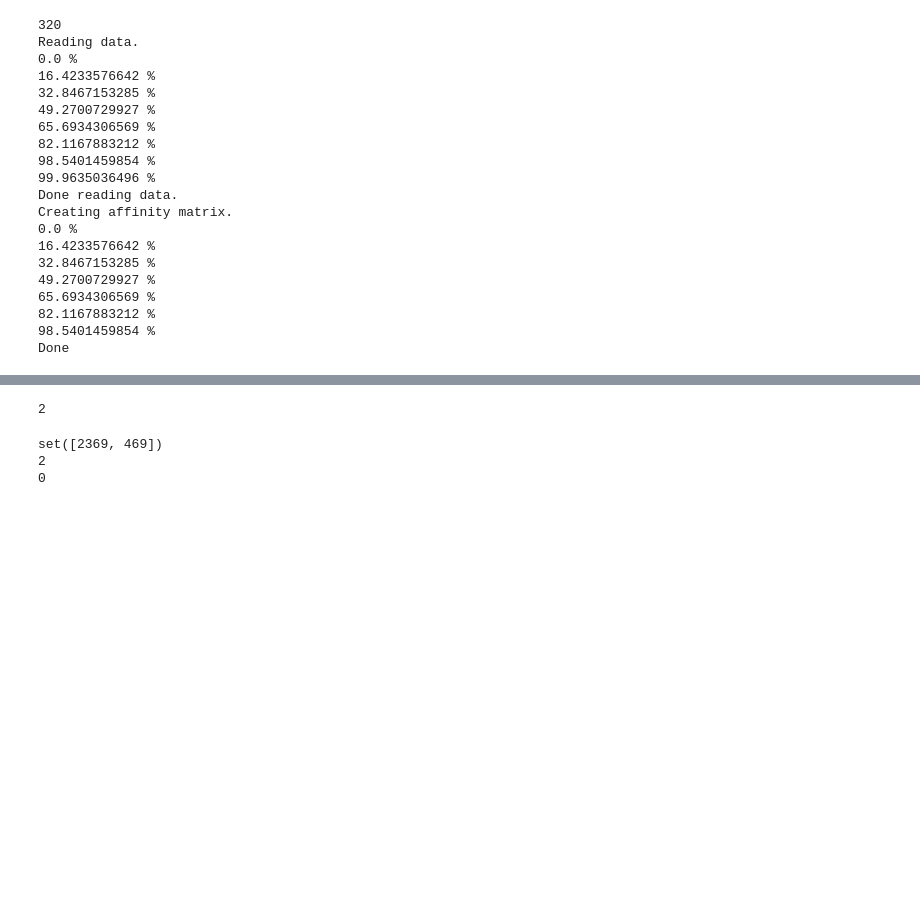
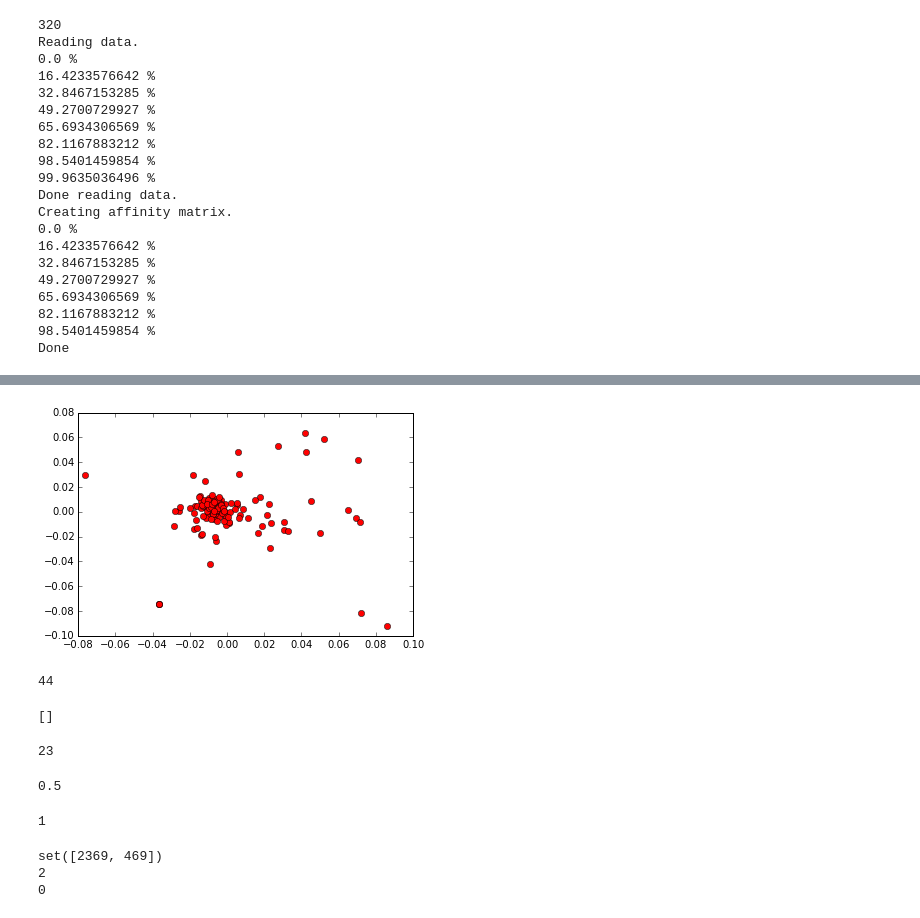
Before and after one commit to mzw4/jyupitertime, a Jupyter notebook: comp1/CS 5786 Comp 1 - JAC part 2.ipynb, the cells around one changed output, grey strips where cells are left out. Drawn from its saved outputs; the diff is of its cells as text; code cells hidden in the pictures; blank space fills up the shorter version.

```diff
--- a/comp1/CS 5786 Comp 1 - JAC part 2.ipynb
+++ b/comp1/CS 5786 Comp 1 - JAC part 2.ipynb
@@ -280,7 +340,2 @@ print [(spectral_labels[remaining.index(i)],i) for i in actual_debates.values()
 # %%
-to_relabel = set()
+to_relabel = []
-# %%
-speech_vectors_trimmed = speech_vectors[sorted(predicted_label_inv_idx[0]),:]
-speech_vectors_trimmed = speech_vectors_trimmed[:,sorted(predicted_label_inv_idx[0])]
-pca_model = decomposition.PCA(n_components=5)
-pca_data = pca_model.fit_transform(speech_vectors_trimmed.toarray())
@@ -292,7 +342,69 @@ plt.plot(pca_data[:,0], pca_data[:,1], 'ro')
+# %%
+for i in range(NUM_DEBATES):
+    n = 5
+    n_p = len(predicted_label_inv_idx[n])
+    speech_vectors_trimmed = speech_vectors[sorted(predicted_label_inv_idx[n]),25000:]
+    #speech_vectors_trimmed = speech_vectors_trimmed[:,sorted(predicted_label_inv_idx[n])]
+    pca_model = decomposition.PCA(n_components=5)
+    pca_data = pca_model.fit_transform(speech_vectors_trimmed.toarray())
+    plt.plot(pca_data[:,2], pca_data[:,3], 'ro')
+    break
+    new_relabels = [sorted(predicted_label_inv_idx[n])[i] for i in range(n_p) if \
+                pca_data[i,0] > 0.0001 or pca_data[i,1] < -0.0001 or pca_data[i,0] < -0.0001 or  pca_data[i,1] > 0.0001]
+    to_relabel.extend(new_relabels)
+    for i in new_relabels:
+        predicted_label_inv_idx[n].remove(i)
+
+    print len(to_relabel)
+
+    json.dump(predicted_label_inv_idx, open('predicted_label_inv_idx.json', 'w+'))
+    json.dump(to_relabel, open('to_relabel.json', 'w+'))
+# %% [output]
+[figure, added]
+# %%
+new_relabels = [sorted(predicted_label_inv_idx[n])[i] for i in range(n_p) if \
+                pca_data[i,0] > 0.0001 or pca_data[i,1] < -0.0001 or pca_data[i,0] < -0.0001 or  pca_data[i,1] > 0.0001]
+to_relabel.extend(new_relabels)
+for i in new_relabels:
+    predicted_label_inv_idx[n].remove(i)
+
+print len(to_relabel)
+
+json.dump(predicted_label_inv_idx, open('predicted_label_inv_idx.json', 'w+'))
+json.dump(to_relabel, open('to_relabel.json', 'w+'))
+# %% [output]
+44
+# %%
+print [i for i in actual_debates.values() if i in to_relabel]
+# %% [output]
+[]
+# %%
+num_out = 0
+for i in range(4):
+    speech_vectors_trimmed = speech_vectors[sorted(predicted_label_inv_idx[i]),:]
+    speech_vectors_trimmed = speech_vectors_trimmed[:,sorted(predicted_label_inv_idx[i])]
+    pca_model = decomposition.PCA(n_components=3)
+    pca_data = pca_model.fit_transform(speech_vectors_trimmed.toarray())
+
+    for i in range(len(predicted_label_inv_idx[i])):
+        #d = np.linalg.norm(np.array([0.0,0.0]) - pca_data[i,0:2])
+        d = abs(pca_data[i,0]) + abs(pca_data[i,1])
+        if d > 0.0001:
+            num_out += 1
+        #else: print d
+
+print num_out
+# %% [output]
+23
+# %%
+np.linalg.norm(np.array([0,1])-np.array([0,0.5]))
+# %% [output]
+0.5
 # %%
-print sum(1 for i in range(len(remaining_set)) if pca_data[i,0] < -0.002 or pca_data[i,1] < -0.002)
+#print sum(1 for i in range(len(remaining_set)) if pca_data[i,0] < -0.002 or pca_data[i,1] < -0.002)
+print sum(1 for i in range(len(predicted_label_inv_idx[0])) if pca_data[i,0] < -0.002)
 # %% [output]
-2
+1
 # %%
 new_relabels = [sorted(predicted_label_inv_idx[0])[i] for i in range(len(remaining_set)) if pca_data[i,0] < -0.002 or pca_data[i,1] < -0.002]
 to_relabel = to_relabel.union(new_relabels)
```
Also changed, not shown: parts of 9 cells of this notebook.
